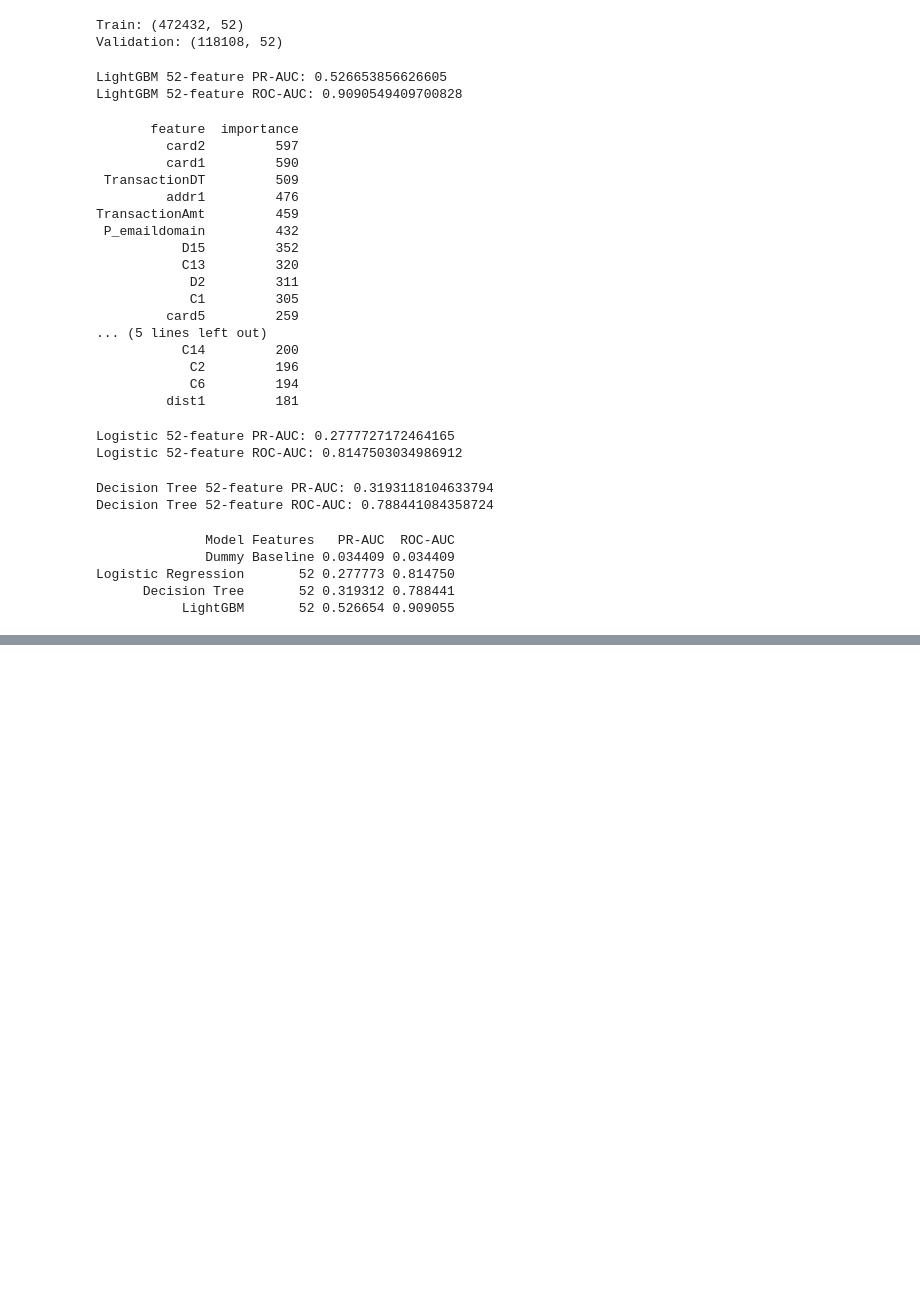
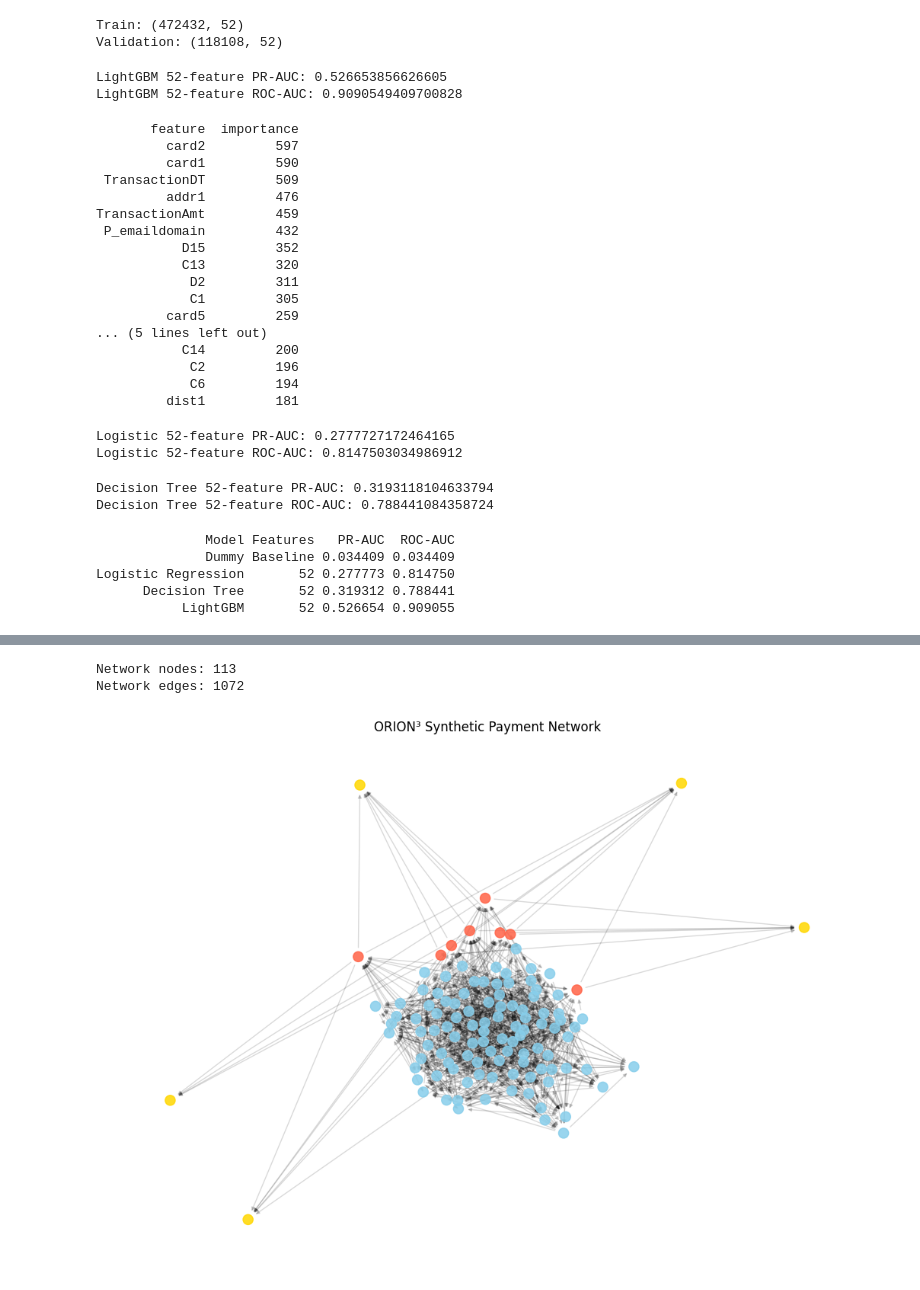
Before and after one commit to SANJANAA-V/ORION3, a Jupyter notebook: orion-3.ipynb, the cells around one changed output, grey strips where cells are left out. Drawn from its saved outputs; the diff is of its cells as text; code cells hidden in the pictures; blank space fills up the shorter version.

```diff
--- a/orion-3.ipynb
+++ b/orion-3.ipynb
@@ -604,0 +2375,67 @@ Logistic Regression       52 0.277773 0.814750
+# %%
+# WEEK 5 — PART 3: Build and visualize the payment network
+
+G = nx.DiGraph()
+
+# Add all accounts
+for _, account in accounts.iterrows():
+    G.add_node(
+        account["account_id"],
+        account_type=account["account_type"]
+    )
+
+# Add payment edges and combine repeated transfers
+for _, txn in transactions.iterrows():
+    sender = txn["sender"]
+    receiver = txn["receiver"]
+
+    if G.has_edge(sender, receiver):
+        G[sender][receiver]["transaction_count"] += 1
+        G[sender][receiver]["total_amount"] += txn["amount"]
+        G[sender][receiver]["scam_count"] += txn["is_scam"]
+    else:
+        G.add_edge(
+            sender,
+            receiver,
+            transaction_count=1,
+            total_amount=txn["amount"],
+            scam_count=txn["is_scam"]
+        )
+
+print("Network nodes:", G.number_of_nodes())
+print("Network edges:", G.number_of_edges())
+
+plt.figure(figsize=(13, 9))
+
+positions = nx.spring_layout(G, seed=42, k=0.35)
+
+node_colors = [
+    {"normal_user": "skyblue",
+     "mule_account": "tomato",
+     "cashout_account": "gold"}[
+        G.nodes[node]["account_type"]
+    ]
+    for node in G.nodes()
+]
+
+nx.draw_networkx_nodes(
+    G, positions,
+    node_color=node_colors,
+    node_size=90,
+    alpha=0.85
+)
+
+nx.draw_networkx_edges(
+    G, positions,
+    arrows=True,
+    alpha=0.15,
+    arrowsize=7
+)
+
+plt.title("ORION³ Synthetic Payment Network")
+plt.axis("off")
+plt.show()
+# %% [output]
+Network nodes: 113
+Network edges: 1072
+[figure, added]
```
Also changed, not shown: parts of 41 cells of this notebook.
